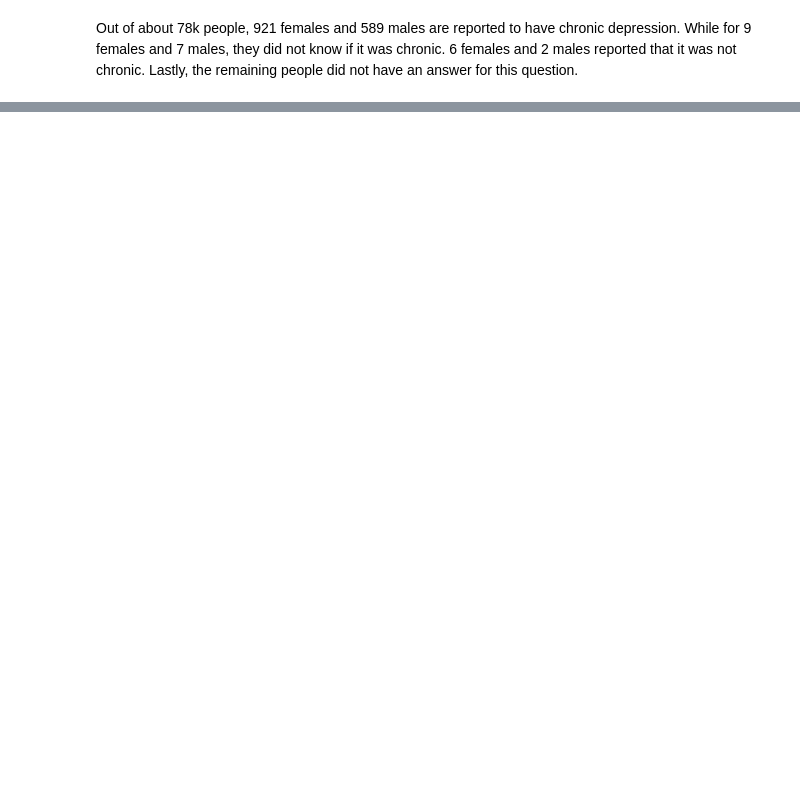
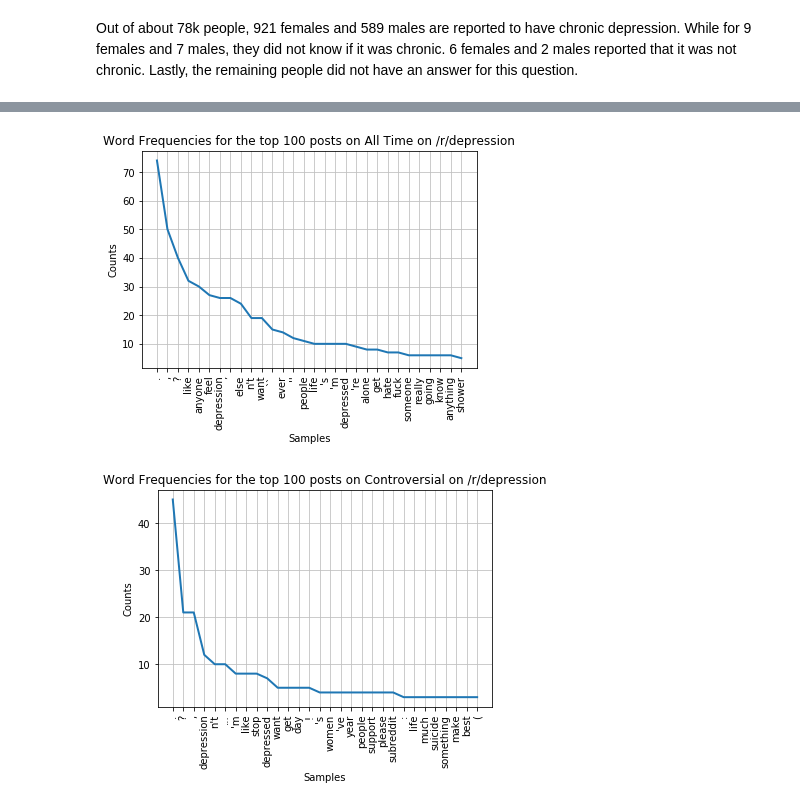
Before and after one commit to andy-alba/Analyzing-Mental-Health-in-America, a Jupyter notebook: AndyG_Analysis.ipynb, the cells around one changed output, grey strips where cells are left out. Saved outputs shown, nothing was run; the diff lists cells and outputs as text; code cells hidden in the pictures; blank space fills up the shorter version.

Commit message:
added word frequencies

```diff
--- a/AndyG_Analysis.ipynb
+++ b/AndyG_Analysis.ipynb
@@ -112,0 +161,41 @@ py.iplot(fig, filename='stacked histogram')
+# %%
+# Tokenizing each text to prep for a frequency distribution
+tokenized_all_time = word_tokenize(text_all_time)
+tokenized_controversial = word_tokenize(text_controversial)
+# %%
+# removing unnecessary words such as "I", "me", etc
+stop_words = set(stopwords.words("english"))
+
+banned_words = ['a', 'just', 'my', 'is', "n't", 'at', 'when', 'you', "'re", 'the', '.']
+
+for i in banned_words:
+    stop_words.add(i)
+# %%
+# filtered text w/o unnecessary words
+filtered_all_time = []
+filtered_controversial = []
+# %%
+# Filtering out noise to gauge the trending topics better
+for w in tokenized_all_time:
+    if w not in stop_words:
+        filtered_all_time.append(w)
+
+for w in tokenized_controversial:
+    if w not in stop_words:
+        filtered_controversial.append(w)
+# %%
+# Setting up a frequency distribution plot to get an idea of the most common words
+fdist_all_time = FreqDist(filtered_all_time)
+fdist_all_time.most_common(2)
+plt.title('Word Frequencies for the top 100 posts on All Time on /r/depression')
+fdist_all_time.plot(30,cumulative=False)
+plt.show()
+
+fdist_controversial = FreqDist(filtered_controversial)
+fdist_controversial.most_common(2)
+plt.title('Word Frequencies for the top 100 posts on Controversial on /r/depression')
+fdist_controversial.plot(30,cumulative=False)
+plt.show()
+# %% [output]
+[figure, added]
+[figure, added]
```
Also changed, not shown: parts of 9 cells of this notebook.
